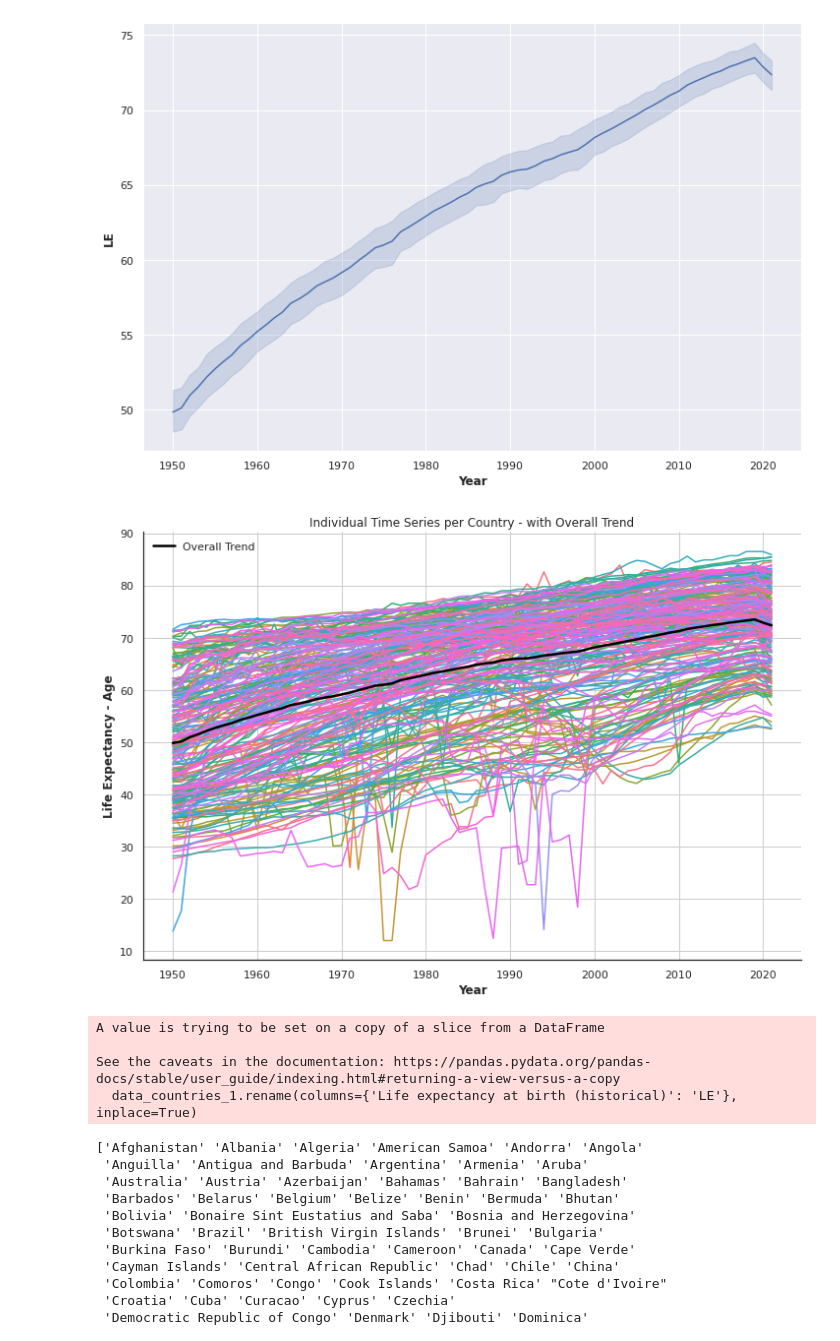
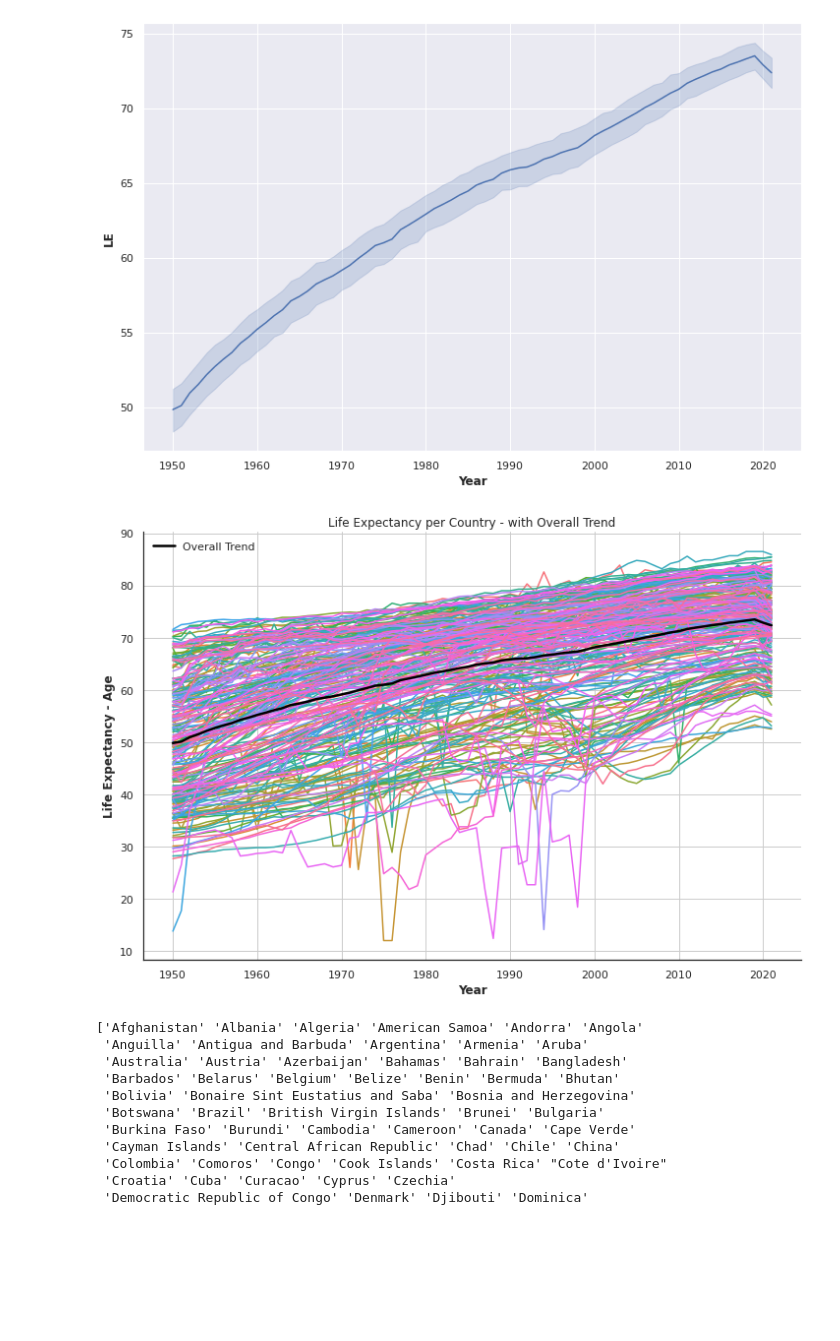
Before and after one commit to livtol99/Data-Science-Liv, a Jupyter notebook: Code/clustering_data.ipynb, the cells around one changed output. Drawn from its saved outputs; the diff is of its cells as text; code cells hidden in the pictures; blank space fills up the shorter version.

```diff
--- a/Code/clustering_data.ipynb
+++ b/Code/clustering_data.ipynb
@@ -125,64 +96,28 @@ sns.lineplot(x=data_countries['Year'], y=data_countries['LE'])
 # %%
 # Set the figure size and background color
 sns.set(rc={'figure.figsize': (12, 8)})
 sns.set_style("white")  # Set the style to white
 
 # Plotting individual time series per country with overlapping lines and no legend
 sns.lineplot(x='Year', y='LE', hue='Country', data=data_countries, legend=False)
 
 # Calculate the overall trend (e.g., average)
 overall_trend = data_countries.groupby('Year')['LE'].mean()
 
 # Plot the overall trend line
 plt.plot(overall_trend.index, overall_trend, color='black', linestyle='-', lw=2.5, label='Overall Trend')
 
 # Customize the plot
 plt.xlabel('Year')
 plt.ylabel('Life Expectancy - Age')
-plt.title('Individual Time Series per Country - with Overall Trend')
+plt.title('Life Expectancy per Country - with Overall Trend')
 plt.grid(True)
 plt.legend()
 
 # Remove the box around the plot
 sns.despine()
 plt.show()
 # %% [output]
-[figure, old version]
+[figure, new version]
-# %%
-#Data processing
-data = pd.read_csv('/work/Data-Science-Liv/Data/life_expectancy.csv')
-
-#Exclude entries that are not countries
-exclude = ['Africa', 'Asia', 'Europe', 'High-income countries', 'Land-locked Developing Countries (LLDC)', 'Latin America and the Caribbean','Least developed countries','Less developed regions','Less developed regions, excluding China','Less developed regions, excluding least developed countries', 'Low-income countries','Lower-middle-income countries','More developed regions','Northern America','Oceania','Small Island Developing States (SIDS)','Upper-middle-income countries','World', 'Americas']
-
-# Subset the DataFrame based on the countries of interest
-data_countries_1 = data.loc[~data['Country'].isin(exclude)]
-
-# Rename Life expectancy column
-data_countries_1.rename(columns={'Life expectancy at birth (historical)': 'LE'}, inplace=True)
-
-#data_countries_1['Year'] = pd.to_datetime(data_countries_1['Year'])
-
-
-#Pivot data differently  to preserve individual time series
-pivoted_data = data_countries_1.pivot(index='Country', columns='Year', values='LE')
-
-# Convert the pivot data to a list of time series
-time_series = pivoted_data.values.tolist()
-
-#Transform dataset into TimeSeries
-#Create ultiple time series by group
-# data_countries_1_ts = TimeSeries.from_group_dataframe(df=data_countries_1,
-#                                              group_cols=['Country'],
-#                                              time_col='Year',
-#                                              value_cols='LE')
-
-#Convert data to matrix
-#data_matrix = pivoted_data.values
-# %% [output]
-A value is trying to be set on a copy of a slice from a DataFrame
-
-See the caveats in the documentation: https://pandas.pydata.org/pandas-docs/stable/user_guide/indexing.html#returning-a-view-versus-a-copy
-  data_countries_1.rename(columns={'Life expectancy at birth (historical)': 'LE'}, inplace=True)
 # %%
 # Checking unique countries
```
Also changed, not shown: parts of 9 cells of this notebook, 2 other files.
